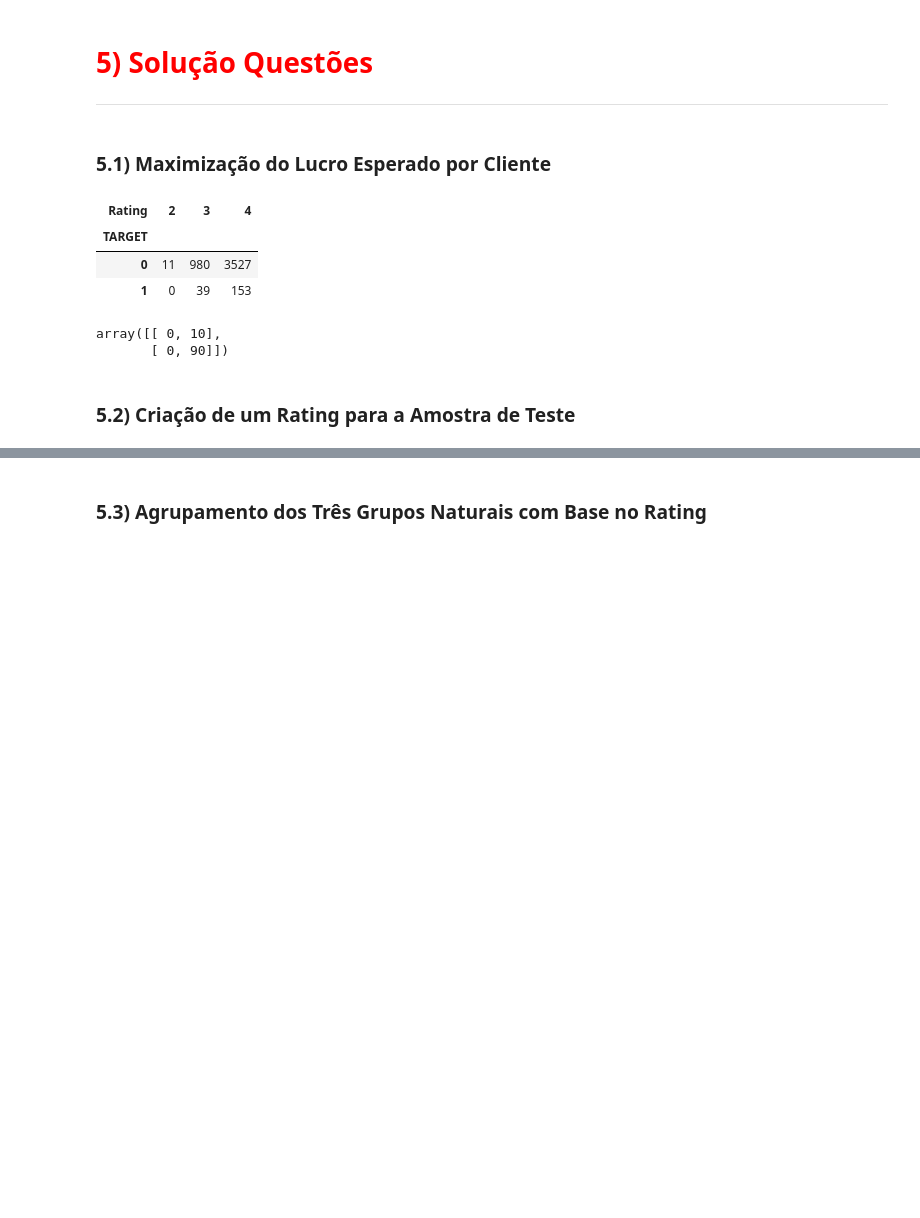
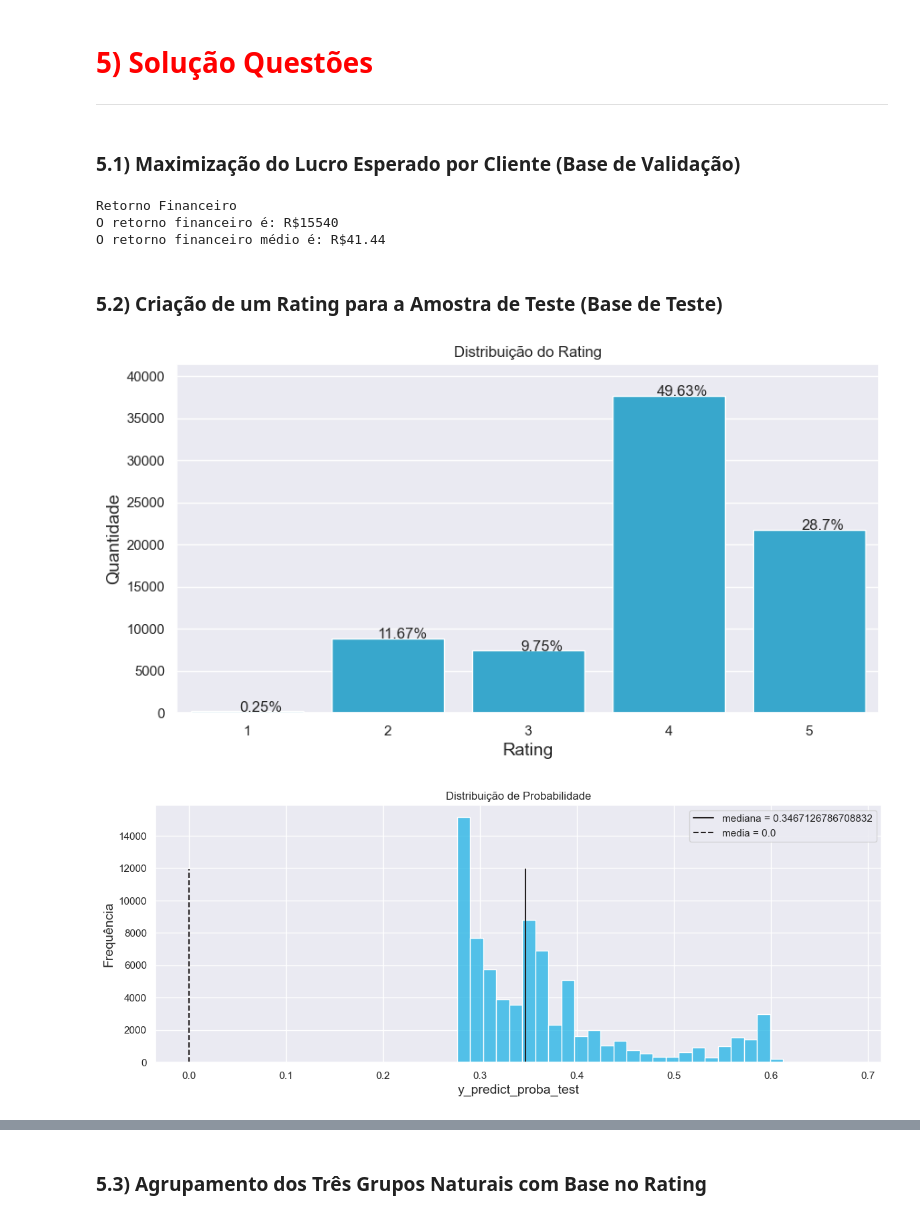
Before and after one commit to leonardovargas10/Modelo_Previsao_Satisfacao, a Jupyter notebook: Modelo_Previsao_Transacoes.ipynb, the cells around one changed output, grey strips where cells are left out. Cells and saved outputs as stored; diff of their text form; code cells hidden in the pictures; blank space fills up the shorter version.

```diff
--- a/Modelo_Previsao_Transacoes.ipynb
+++ b/Modelo_Previsao_Transacoes.ipynb
@@ -1124,5 +1207,22 @@ Melhores Parâmetros: OrderedDict([('colsample_bytree', 0.7717015338451563), ('g
+# %%
+train = pd.read_csv('../100_case_santander/data/santander_train.csv')
+test = pd.read_csv('../100_case_santander/data/santander_test.csv')
+
+train.drop('ID', axis = 1, inplace = True)
+test.drop('ID', axis = 1, inplace = True)
+
+train = train[remove_features_baixa_variancia('TARGET', train, 0.01)]
+train = train[remove_features_com_ruido('TARGET', train)]
+train = train[Select_K_Best('TARGET', train, f_classif, 50)]
+
+
+x_train = separa_feature_target('TARGET', train)[0]
+y_train = separa_feature_target('TARGET', train)[1]
+
+pipeline = modelo_oficial('XGBoost', x_train, y_train)
+modelo = pipeline.named_steps['xgbclassifier']
 # %% [markdown]
 # <font color='red' style='font-size: 40px;'> 5) Solução Questões </font>
 <hr style='border: 2px solid red;'>
 # %% [markdown]
-### 5.1) Maximização do Lucro Esperado por Cliente
+### 5.1) Maximização do Lucro Esperado por Cliente (Base de Validação)
@@ -1149,15 +1229,44 @@ def retorno_financeiro_esperado_por_rating(target, y_true, y_predict_proba):
-# %%
-matriz_confusion = retorno_financeiro_esperado_por_rating('TARGET', y_valid, y_proba_valid_otimizado)[0]
-matriz_custo_benef = retorno_financeiro_esperado_por_rating('TARGET', y_valid, y_proba_valid_otimizado)[1]
-
-display(matriz_confusion)
-display(matriz_custo_benef)
-# %% [output]
-| Rating | 2 | 3 | 4 |
-| TARGET |  |  |  |
-| 0 | 11 | 980 | 3527 |
-| 1 | 0 | 39 | 153 |
-array([[ 0, 10],
-       [ 0, 90]])
+# %%
+# Retorno Financeiro
+print('Retorno Financeiro')
+retorno_financeiro('TARGET', y_valid, y_predict_valid_otimizado)
+print()
+# %% [output]
+Retorno Financeiro
+O retorno financeiro é: R$15540
+O retorno financeiro médio é: R$41.44
 # %% [markdown]
-### 5.2) Criação de um Rating para a Amostra de Teste
+### 5.2) Criação de um Rating para a Amostra de Teste (Base de Teste)
+# %%
+test = test[x_train.columns]
+
+discretas_binarias = [column for column in test.columns if test[column].nunique() == 2]
+discretas_nao_binarias = [column for column in test.columns if (test[column].nunique() > 2) and (test[column].nunique() < 100)]
+continuas = [column for column in test.columns if test[column].nunique() >= 100]
+
+# Define o ColumnTransformer
+preprocessor = ColumnTransformer([
+            ('discretas_binarias', make_pipeline(SimpleImputer(strategy='constant')), discretas_binarias),
+            ('discretas_nao_binarias', make_pipeline(SimpleImputer(strategy='median')), discretas_nao_binarias),
+            ('continuas', make_pipeline(SimpleImputer(strategy='median')), continuas)
+])
+
+preprocessor.fit(test)
+x_transformed = preprocessor.transform(test)
+
+y_predict_test = modelo.predict(x_transformed)
+y_predict_proba_test = modelo.predict_proba(x_transformed)
+
+test['y_predict_test'] = y_predict_test
+test['y_predict_proba_test'] = y_predict_proba_test[:, 1]
+test['Rating'] = np.where(test['y_predict_proba_test'] <= 0.3, 5,
+                   np.where(test['y_predict_proba_test'] <= 0.4, 4,
+                   np.where(test['y_predict_proba_test'] <= 0.5, 3,
+                   np.where(test['y_predict_proba_test'] <= 0.6, 2,
+                   1))))
+test[['y_predict_test', 'y_predict_proba_test', 'Rating']].head()
+plota_barras(['Rating'], False, test, 1, 1, 'Distribuição do Rating')
+plota_histograma(['y_predict_proba_test'], test, 1, 1, 'Distribuição da Probabilidade de Insatisfação')
+# %% [output]
+[figure, added]
+[figure, added]
```
Also changed, not shown: parts of 12 cells of this notebook.
